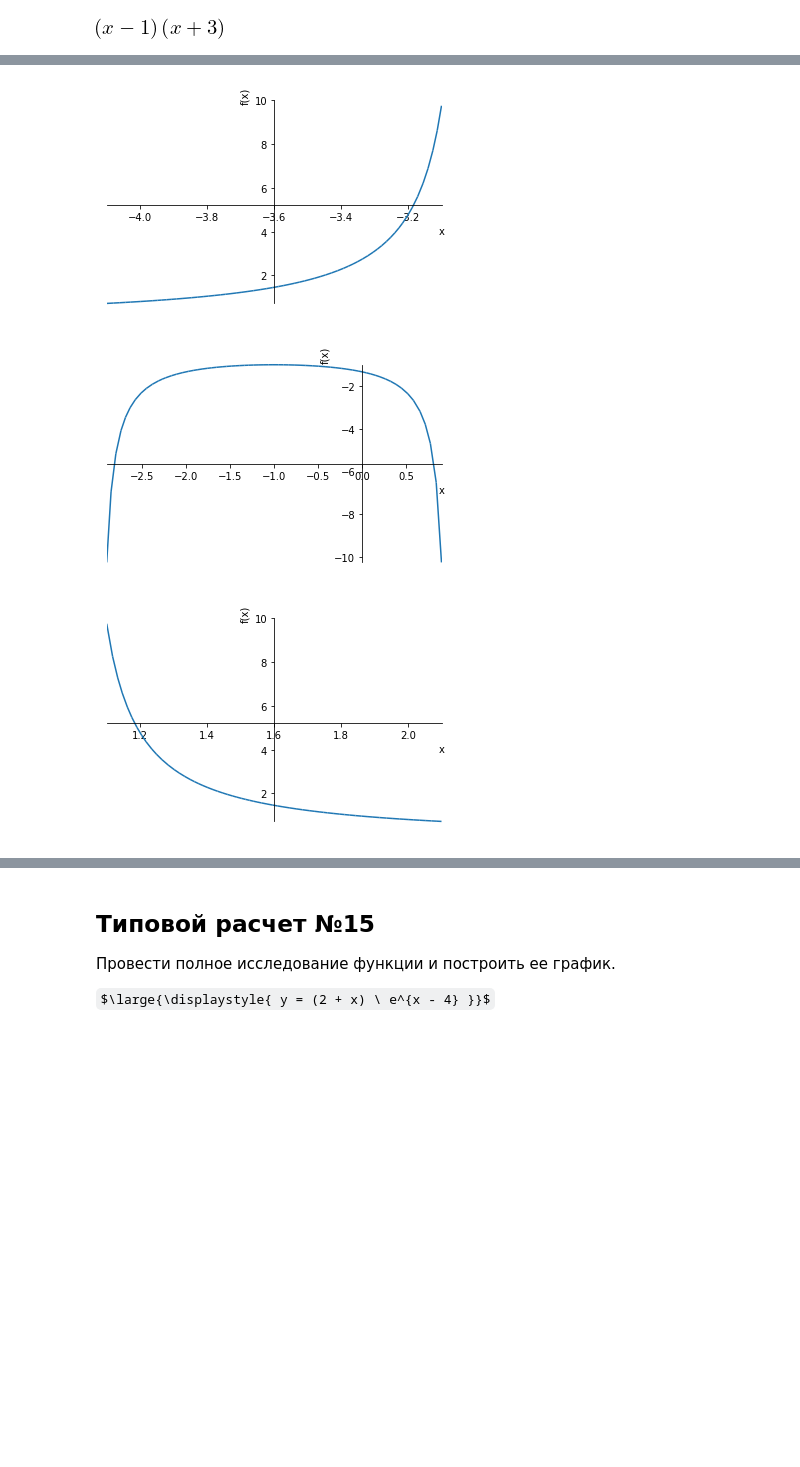
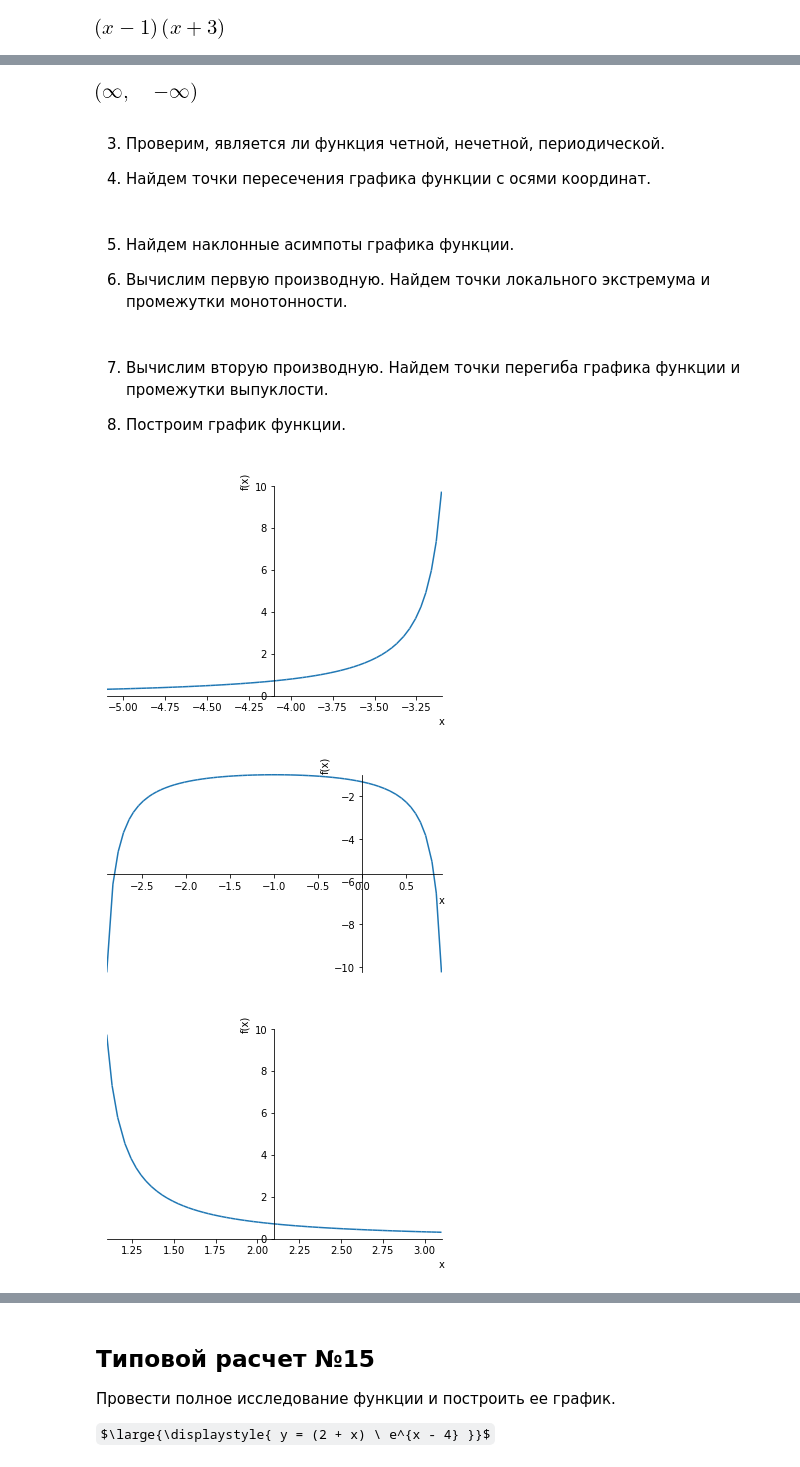
Before and after one commit to OlgaBelitskaya/math_20182019, a Jupyter notebook: mathanalysis_standardcalc209-215.ipynb, the cells around one changed output, grey strips where cells are left out. Cells and saved outputs as stored; diff of their text form; code cells hidden in the pictures; some formulas as TeX source; blank space fills up the shorter version.

```diff
--- a/mathanalysis_standardcalc209-215.ipynb
+++ b/mathanalysis_standardcalc209-215.ipynb
@@ -370,6 +378,23 @@ factor(x ** 2 + 2 * x - 3)
+# %%
+limit(4 / (x ** 2 + 2 * x - 3), x, 1, '+'), limit(4 / (x ** 2 + 2 * x - 3), x, 1, '-')
+# %% [output]
+[figure, added]
+# %% [markdown]
+3) Проверим, является ли функция четной, нечетной, периодической.
+
+
+4) Найдем точки пересечения графика функции с осями координат.
+# %% [markdown]
+5) Найдем наклонные асимпоты графика функции.
+
+6) Вычислим первую производную. Найдем точки локального экстремума и промежутки монотонности.
+# %% [markdown]
+7) Вычислим вторую производную. Найдем точки перегиба графика функции и промежутки выпуклости.
+
+8) Построим график функции.
 # %%
-plot(y, (x, -4.1, -3.1)); plot(y, (x, -2.9, 0.9)); plot(y, (x, 1.1, 2.1));
+plot(y, (x, -5.1, -3.1)); plot(y, (x, -2.9, 0.9)); plot(y, (x, 1.1, 3.1));
 # %% [output]
-[figure, old version]
+[figure, new version]
 [figure]
-[figure, old version]
+[figure, new version]
```
Also changed, not shown: parts of 13 cells of this notebook.
